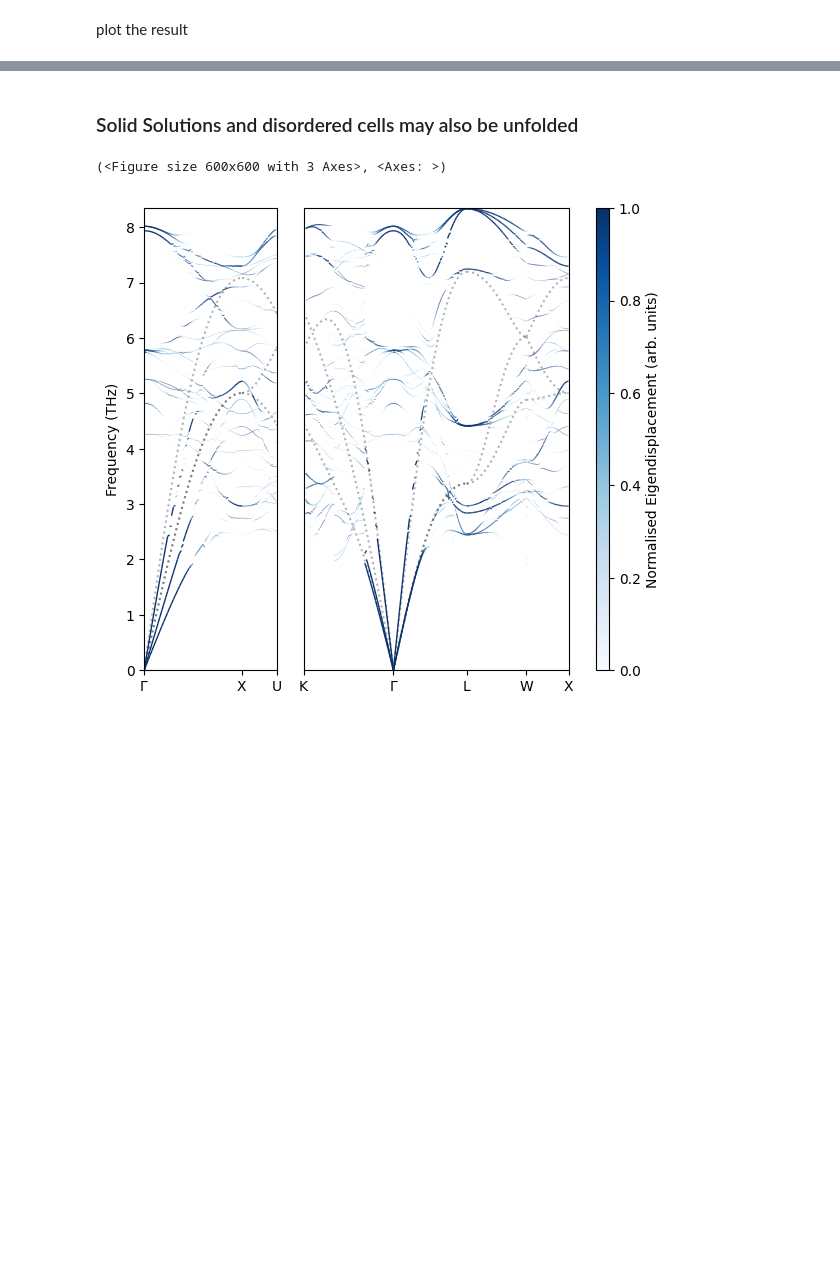
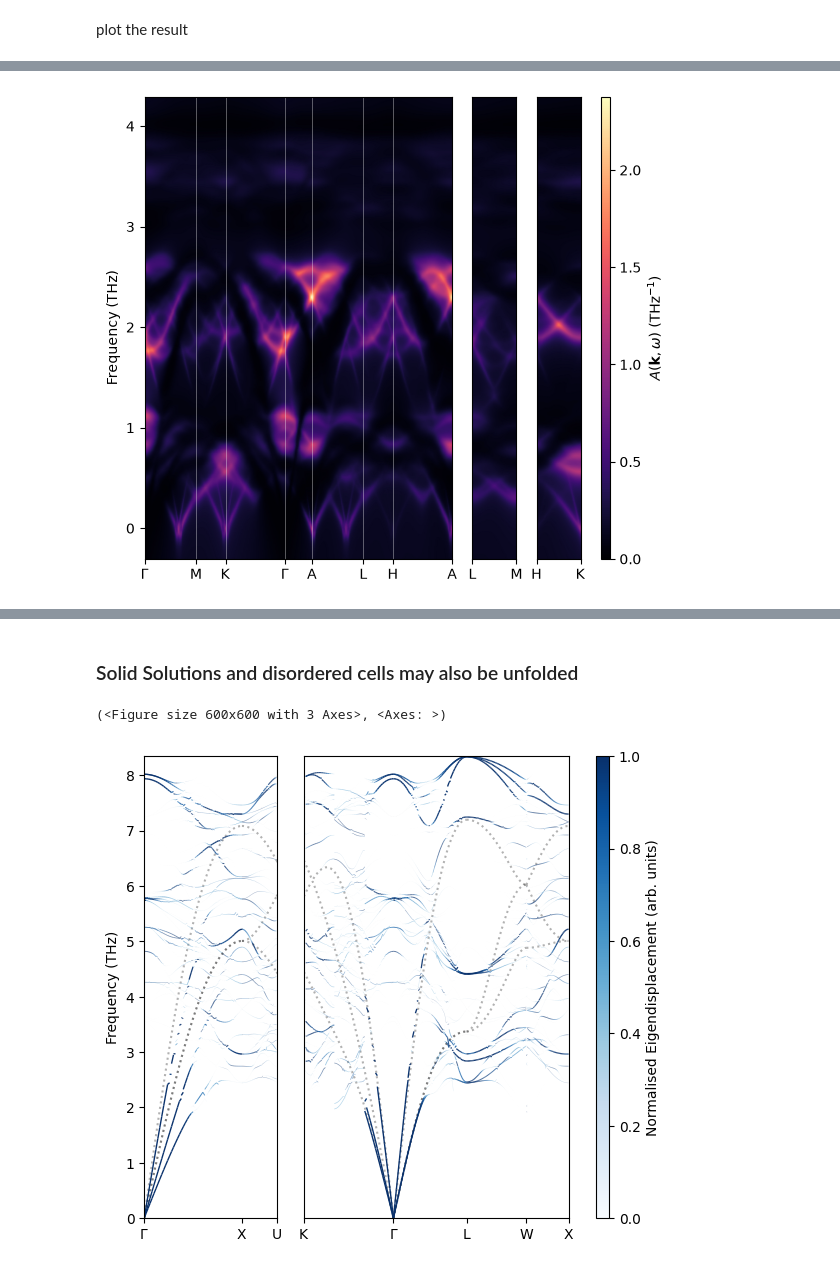
Before and after one commit to badw/puppy, a Jupyter notebook: examples/example.ipynb, the cells around one changed output, grey strips where cells are left out. Cells and saved outputs as stored; diff of their text form; code cells hidden in the pictures; blank space fills up the shorter version.

```diff
--- a/examples/example.ipynb
+++ b/examples/example.ipynb
@@ -58,0 +107,5 @@ fig.savefig('../static/unfolded.png')
+# %%
+frac = np.divide(A_near, A, out=np.zeros_like(A), where=A > 1e-4 * A.max())
+fig, axes = pp.plot_spectral_function(spectral=frac, dpi=100, colourmap='magma')
+# %% [output]
+[figure, added]
```
Also changed, not shown: parts of 9 cells of this notebook, 6 other files.
